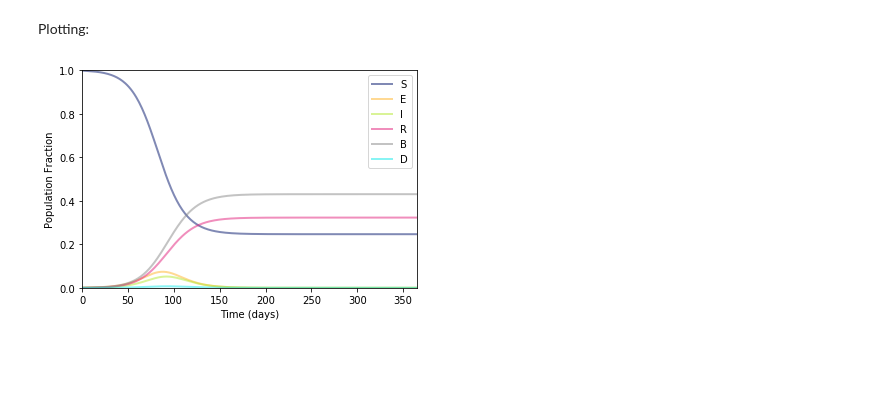
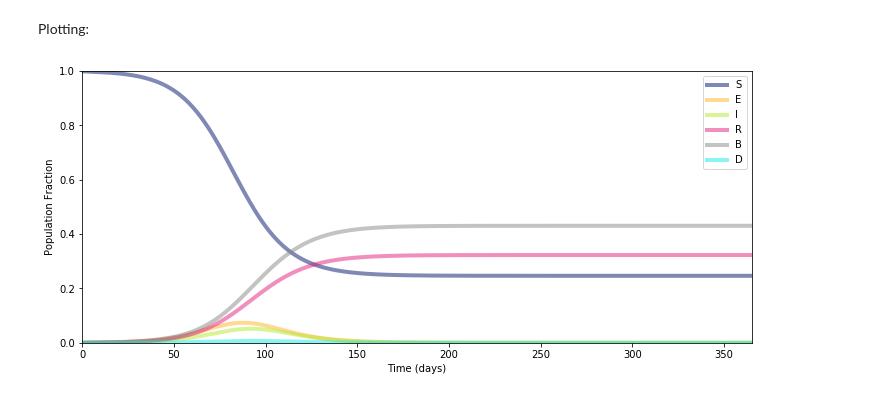
Before and after one commit to Chipdelmal/epiModellingClass, a Jupyter notebook: Practical01/ebolaSimple.ipynb, the cells around one changed output. Cells and saved outputs as stored; diff of their text form; code cells hidden in the pictures; blank space fills up the shorter version.

```diff
--- a/Practical01/ebolaSimple.ipynb
+++ b/Practical01/ebolaSimple.ipynb
@@ -7,6 +7,7 @@ import aux
 import numpy as np
 import matplotlib.pyplot as plt
 from scipy.integrate import odeint
+plt.rcParams['figure.figsize'] = [12, 5]
 # %% [markdown]
 Model's equations:
 
@@ -74,10 +75,14 @@ Plotting:
 # %%
 # Defining triplets: (series, color, label)
 triplets = (
     (S, '#02146b', 'S'), (E, '#ffb428', 'E'), (I, '#b4e830', 'I'),
     (R, '#e21e7b', 'R'), (B, '#888888', 'B'), (D, '#12eaea', 'D')
 )
 # Plotting
 (fig, ax) = aux.plotEpiDynamics(triplets, t, tmax, N)
+plt.savefig(
+    './img/Ebola.png',
+    dpi=500, pad_inches=.01, bbox_inches='tight'
+)
 # %% [output]
-[figure, old version]
+[figure, new version]
```
Also changed, not shown: 7 other files.
